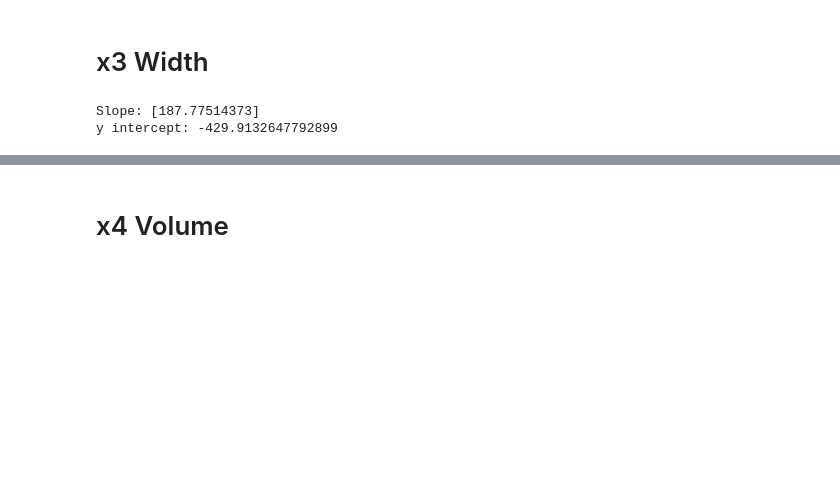
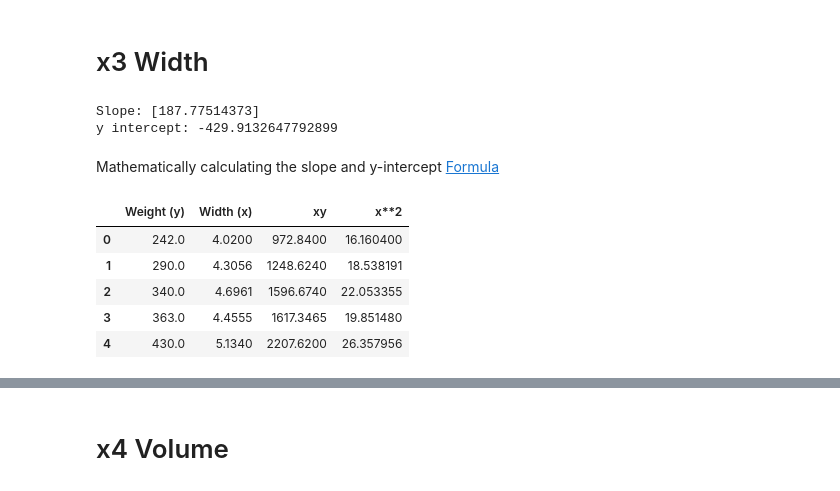
Before and after one commit to Sriram-bb63/Linear-regression, a Jupyter notebook: linear regression.ipynb, the cells around one changed output, grey strips where cells are left out. Drawn from its saved outputs; the diff is of its cells as text; code cells hidden in the pictures; blank space fills up the shorter version.

```diff
--- a/linear regression.ipynb
+++ b/linear regression.ipynb
@@ -160,3 +160,20 @@ p3 = m3.predict(x3)
 # %% [output]
 Slope: [187.77514373]
 y intercept: -429.9132647792899
+# %% [markdown]
+Mathematically calculating the slope and y-intercept
+[Formula](https://imgur.com/a/4wmi1a1)
+# %%
+df3 = df.copy()
+df3 = df3[["Weight", "Width"]]
+df3.rename(columns={'Weight': 'Weight (y)', 'Width': 'Width (x)'}, inplace=True)
+df3["xy"] = df3["Weight (y)"] * df3["Width (x)"]
+df3["x**2"] = df3["Width (x)"] * df3["Width (x)"]
+df3.head()
+# %% [output]
+|  | Weight (y) | Width (x) | xy | x**2 |
+| 0 | 242.0 | 4.0200 | 972.8400 | 16.160400 |
+| 1 | 290.0 | 4.3056 | 1248.6240 | 18.538191 |
+| 2 | 340.0 | 4.6961 | 1596.6740 | 22.053355 |
+| 3 | 363.0 | 4.4555 | 1617.3465 | 19.851480 |
+| 4 | 430.0 | 5.1340 | 2207.6200 | 26.357956 |
```
Also changed, not shown: parts of 8 cells of this notebook.
